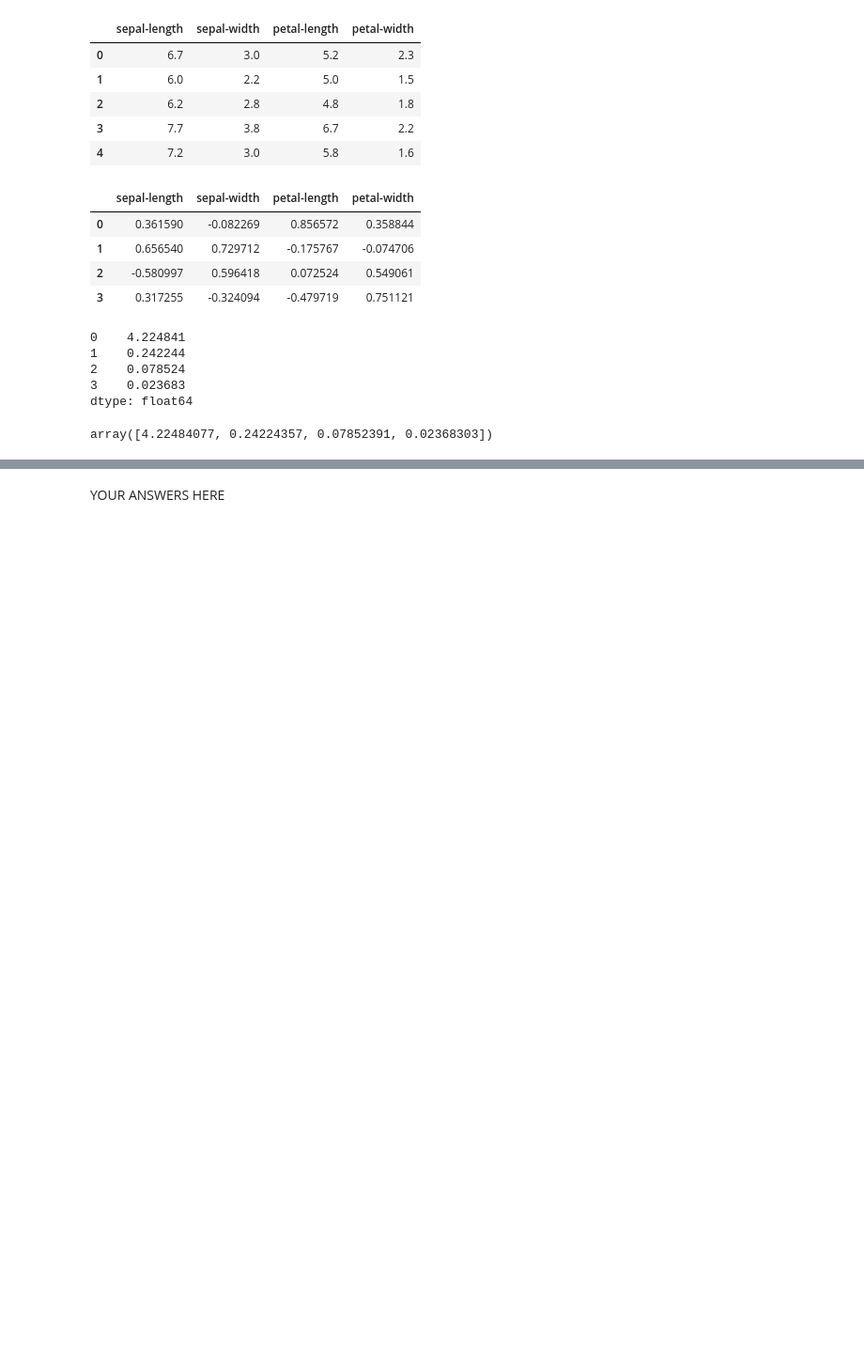
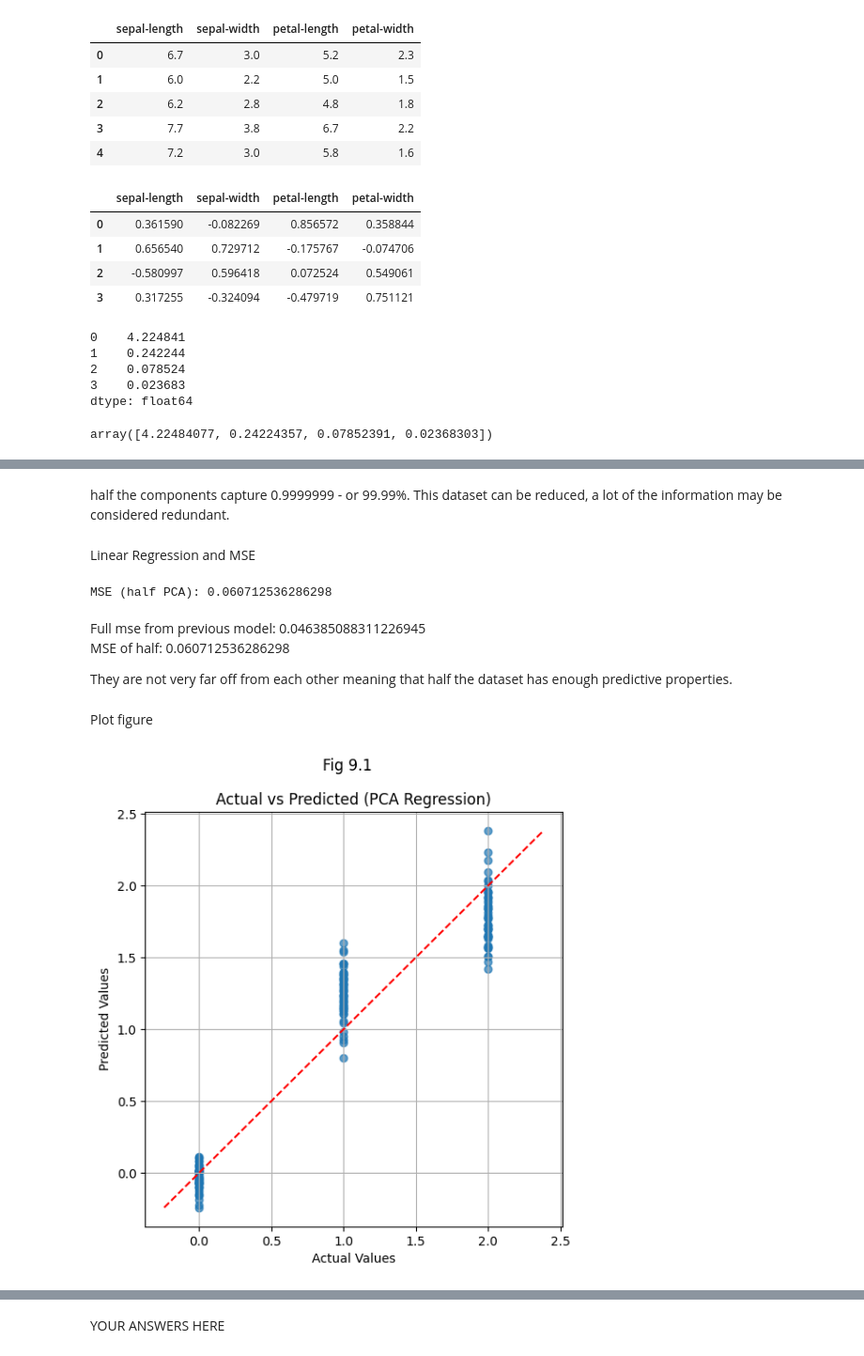
Before and after one commit to manningdbu/dx601-project-Manning, a Jupyter notebook: final_project.ipynb, the cells around one changed output, grey strips where cells are left out. Shown at 94% size. Cells and saved outputs as stored; diff of their text form; code cells hidden in the pictures; blank space fills up the shorter version.

```diff
--- a/final_project.ipynb
+++ b/final_project.ipynb
@@ -494,0 +497,6 @@ array([4.22484077, 0.24224357, 0.07852391, 0.02368303])
+# %%
+n_features = len(iris_pca_columns)
+n_components = n_features // 2
+
+iris_pca_half = PCA(n_components=n_components)
+X_half = iris_pca_half.fit_transform(iris[iris_pca_columns].dropna())
@@ -494,0 +515,44 @@ array([4.22484077, 0.24224357, 0.07852391, 0.02368303])
+# %% [markdown]
+half the components capture 0.9999999 - or 99.99%. This dataset can be reduced, a lot of the information may be considered redundant.
+# %% [markdown]
+Linear Regression and MSE
+# %%
+from sklearn.linear_model import LinearRegression
+from sklearn.metrics import mean_squared_error
+
+y = iris['target'].dropna()
+
+model = LinearRegression()
+model.fit(X_half, y)
+
+y_pred = model.predict(X_half)
+
+mse = mean_squared_error(y, y_pred)
+print("MSE (half PCA):", mse)
+# %% [output]
+MSE (half PCA): 0.060712536286298
+# %% [markdown]
+Full mse from previous model: 0.046385088311226945
+MSE of half: 0.060712536286298
+
+They are not very far off from each other meaning that half the dataset has enough predictive properties.
+# %% [markdown]
+Plot figure
+# %%
+plt.figure(figsize=(6, 6))
+
+plt.scatter(y, y_pred, alpha=0.7)
+
+plt.xlabel("Actual Values")
+plt.ylabel("Predicted Values")
+plt.title("Actual vs Predicted (PCA Regression)")
+plt.suptitle("Fig 9.1")
+
+min_val = min(y.min(), y_pred.min())
+max_val = max(y.max(), y_pred.max())
+plt.plot([min_val, max_val], [min_val, max_val], 'r--')
+
+plt.grid(True)
+plt.show()
+# %% [output]
+[figure, added]
```
Also changed, not shown: parts of 12 cells of this notebook.
